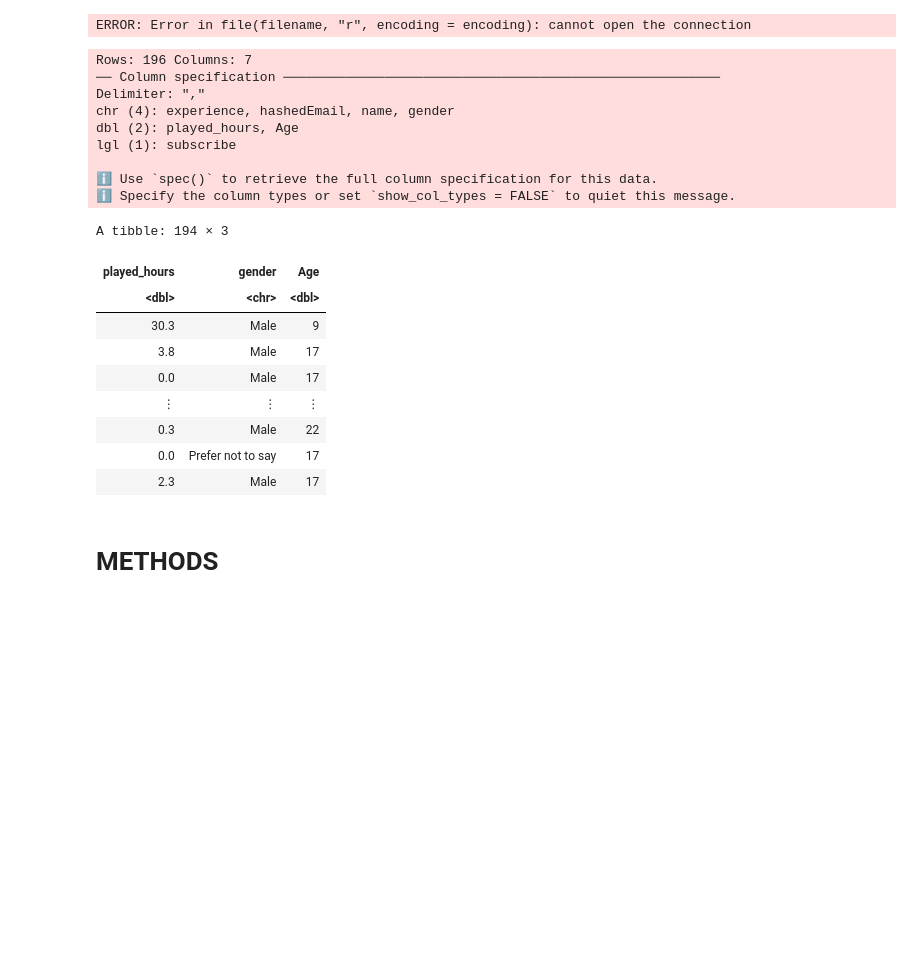
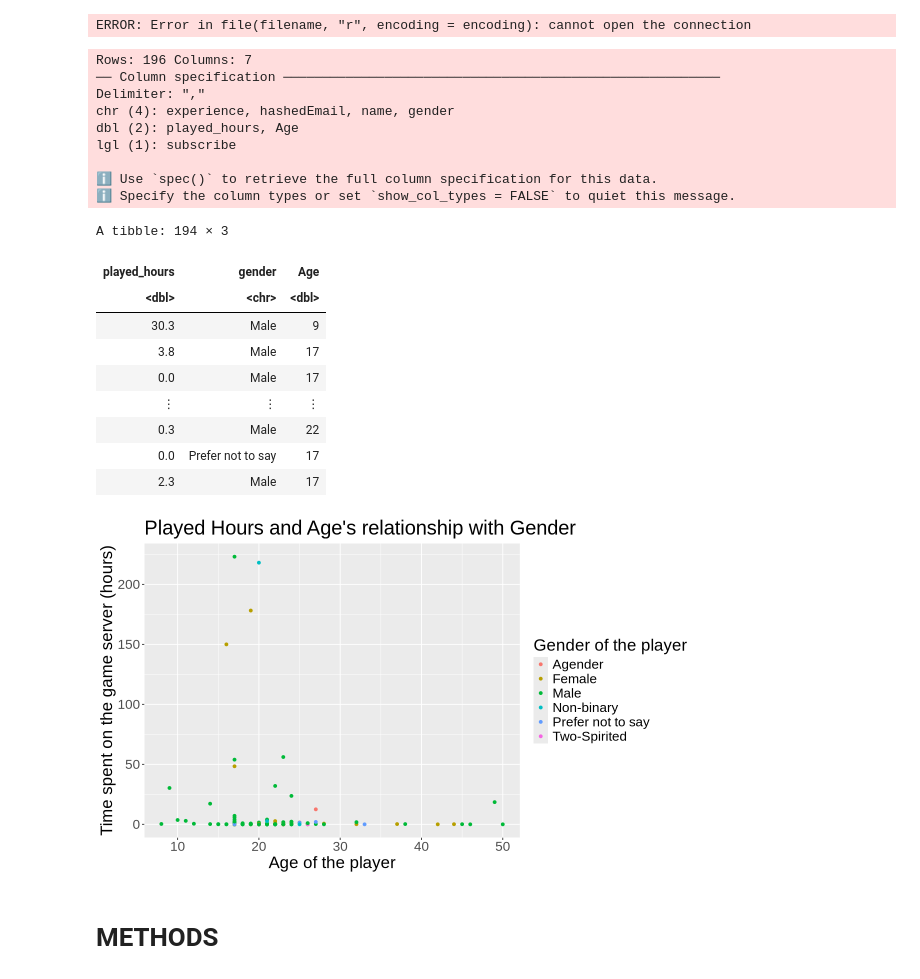
Before and after one commit to Ivy-Z-Z/DSCI-100-Group-Project, a Jupyter notebook: Project.ipynb, the cells around one changed output. Cells and saved outputs as stored; diff of their text form; code cells hidden in the pictures; blank space fills up the shorter version.

Commit message:
Visualization of the original dataset

```diff
--- a/Project.ipynb
+++ b/Project.ipynb
@@ -38,32 +38,43 @@ ERROR: Error in file(filename, "r", encoding = encoding): cannot open the connec
 # %%
 # loading the dataset players_csv
 players <- read_csv("https://raw.githubusercontent.com/Ivy-Z-Z/DSCI100-010-group_project/refs/heads/main/players.csv")
 
 # cleaning and wrangling
 players_clean <- players |>
     select(played_hours, gender, Age) |>
     filter(Age != "NA")
 players_clean
+
+options(repr.plot.width=10, repr.plot.height=6)
+players_plot <- ggplot(players_clean, aes(x = Age, y = played_hours, colour = gender)) +
+                geom_point() +
+                labs(x = "Age of the player",
+                     y = "Time spent on the game server (hours)",
+                     colour = "Gender of the player",
+                     title = "Played Hours and Age's relationship with Gender") +
+                theme(text = element_text(size = 20))
+players_plot
 # %% [output]
 Rows: 196 Columns: 7
 ── Column specification ────────────────────────────────────────────────────────
 Delimiter: ","
 chr (4): experience, hashedEmail, name, gender
 dbl (2): played_hours, Age
 lgl (1): subscribe
 
 ℹ Use `spec()` to retrieve the full column specification for this data.
 ℹ Specify the column types or set `show_col_types = FALSE` to quiet this message.
 A tibble: 194 × 3
 | played_hours | gender | Age |
 | <dbl> | <chr> | <dbl> |
 | 30.3 | Male | 9 |
 | 3.8 | Male | 17 |
 | 0.0 | Male | 17 |
 | ⋮ | ⋮ | ⋮ |
 | 0.3 | Male | 22 |
 | 0.0 | Prefer not to say | 17 |
 | 2.3 | Male | 17 |
+[figure, added]
 # %% [markdown]
 # METHODS
 # %% [markdown]
```
